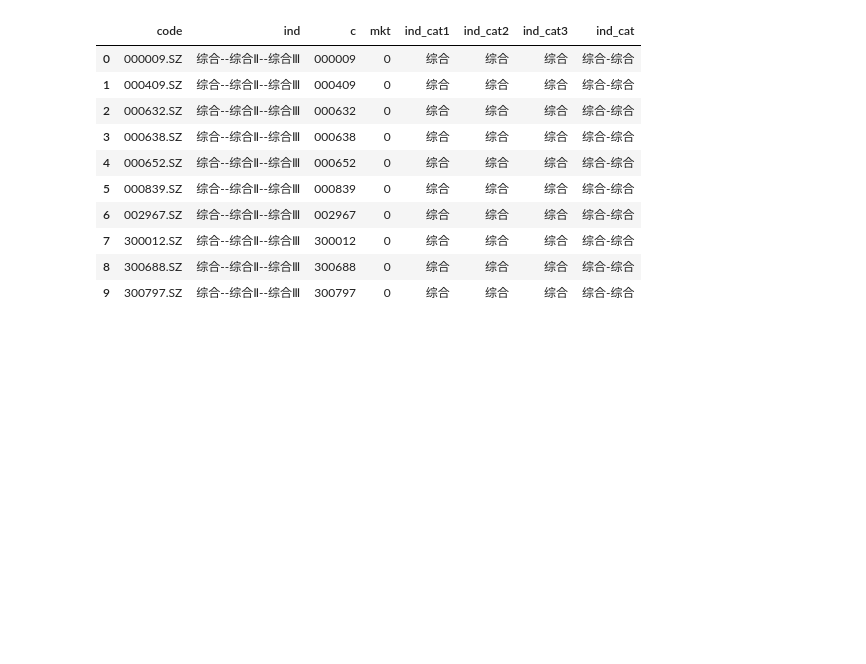
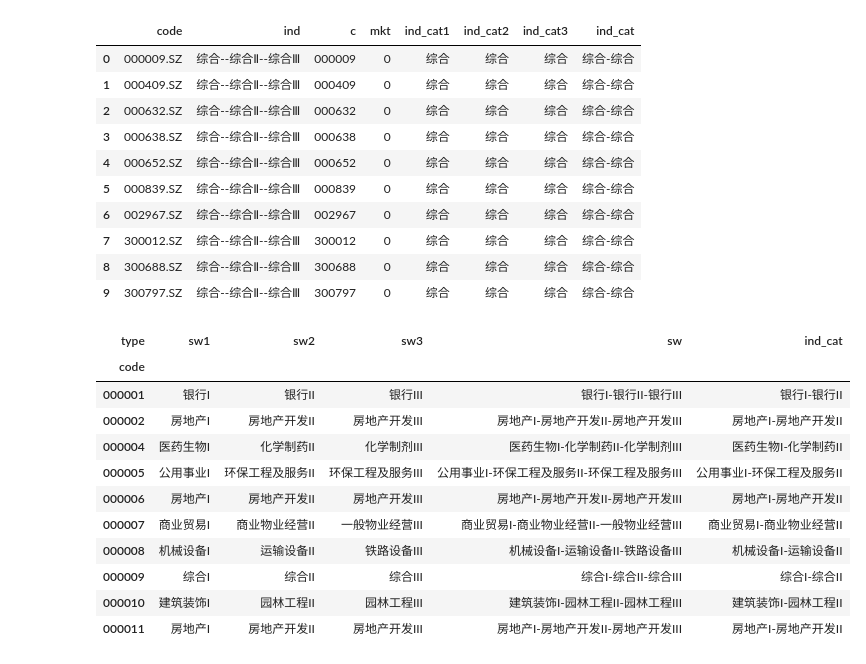
Before and after one commit to musicx/new_stock_test, a Jupyter notebook: RPS/daily_rps_block.ipynb, the cells around one changed output. Cells and saved outputs as stored; diff of their text form; code cells hidden in the pictures; blank space fills up the shorter version.

```diff
--- a/RPS/daily_rps_block.ipynb
+++ b/RPS/daily_rps_block.ipynb
@@ -89,4 +89,22 @@ raw[:10]
 | 7 | 300012.SZ | 综合--综合Ⅱ--综合Ⅲ | 300012 | 0 | 综合 | 综合 | 综合 | 综合-综合 |
 | 8 | 300688.SZ | 综合--综合Ⅱ--综合Ⅲ | 300688 | 0 | 综合 | 综合 | 综合 | 综合-综合 |
 | 9 | 300797.SZ | 综合--综合Ⅱ--综合Ⅲ | 300797 | 0 | 综合 | 综合 | 综合 | 综合-综合 |
+# %%
+from quantax import data_query
+raw = data_query.local_get_stock_sw_block(code_list.code.tolist(), '2021-03-02')
+raw['ind_cat'] = raw.apply(lambda x: x.sw1 + '-' + x.sw2, axis=1)
+raw[:10]
+# %% [output]
+| type | sw1 | sw2 | sw3 | sw | ind_cat |
+| code |  |  |  |  |  |
+| 000001 | 银行I | 银行II | 银行III | 银行I-银行II-银行III | 银行I-银行II |
+| 000002 | 房地产I | 房地产开发II | 房地产开发III | 房地产I-房地产开发II-房地产开发III | 房地产I-房地产开发II |
+| 000004 | 医药生物I | 化学制药II | 化学制剂III | 医药生物I-化学制药II-化学制剂III | 医药生物I-化学制药II |
+| 000005 | 公用事业I | 环保工程及服务II | 环保工程及服务III | 公用事业I-环保工程及服务II-环保工程及服务III | 公用事业I-环保工程及服务II |
+| 000006 | 房地产I | 房地产开发II | 房地产开发III | 房地产I-房地产开发II-房地产开发III | 房地产I-房地产开发II |
+| 000007 | 商业贸易I | 商业物业经营II | 一般物业经营III | 商业贸易I-商业物业经营II-一般物业经营III | 商业贸易I-商业物业经营II |
+| 000008 | 机械设备I | 运输设备II | 铁路设备III | 机械设备I-运输设备II-铁路设备III | 机械设备I-运输设备II |
+| 000009 | 综合I | 综合II | 综合III | 综合I-综合II-综合III | 综合I-综合II |
+| 000010 | 建筑装饰I | 园林工程II | 园林工程III | 建筑装饰I-园林工程II-园林工程III | 建筑装饰I-园林工程II |
+| 000011 | 房地产I | 房地产开发II | 房地产开发III | 房地产I-房地产开发II-房地产开发III | 房地产I-房地产开发II |
 # %%
```
Also changed, not shown: parts of 9 cells of this notebook, 4 other files.
